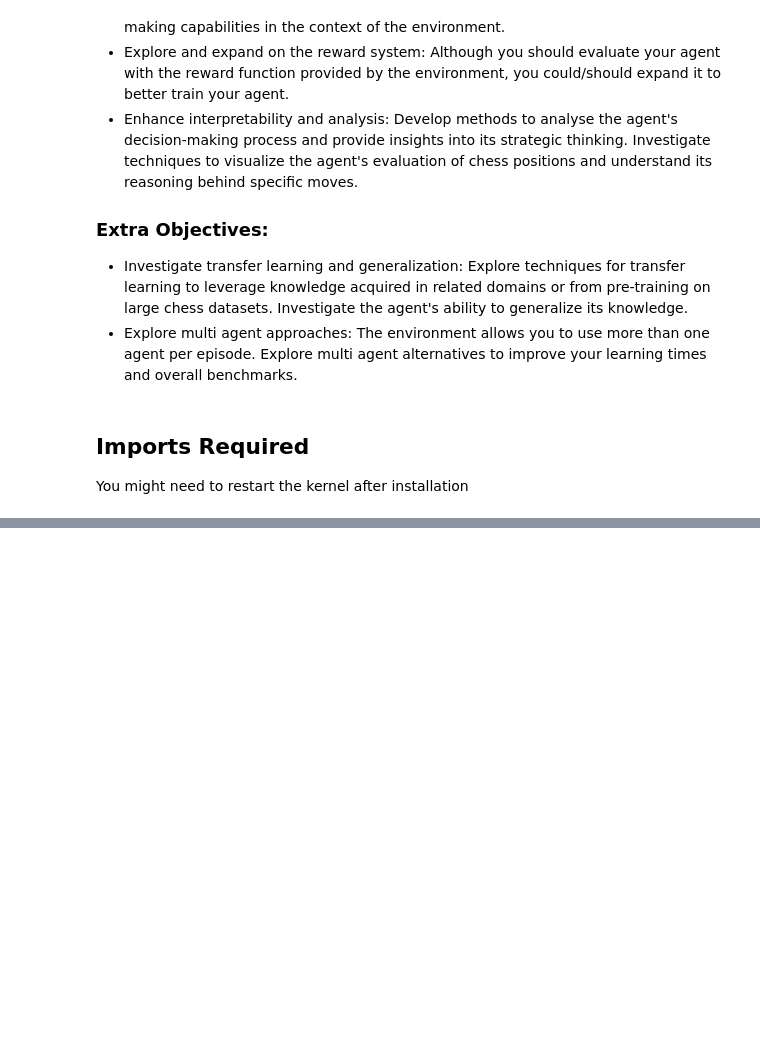
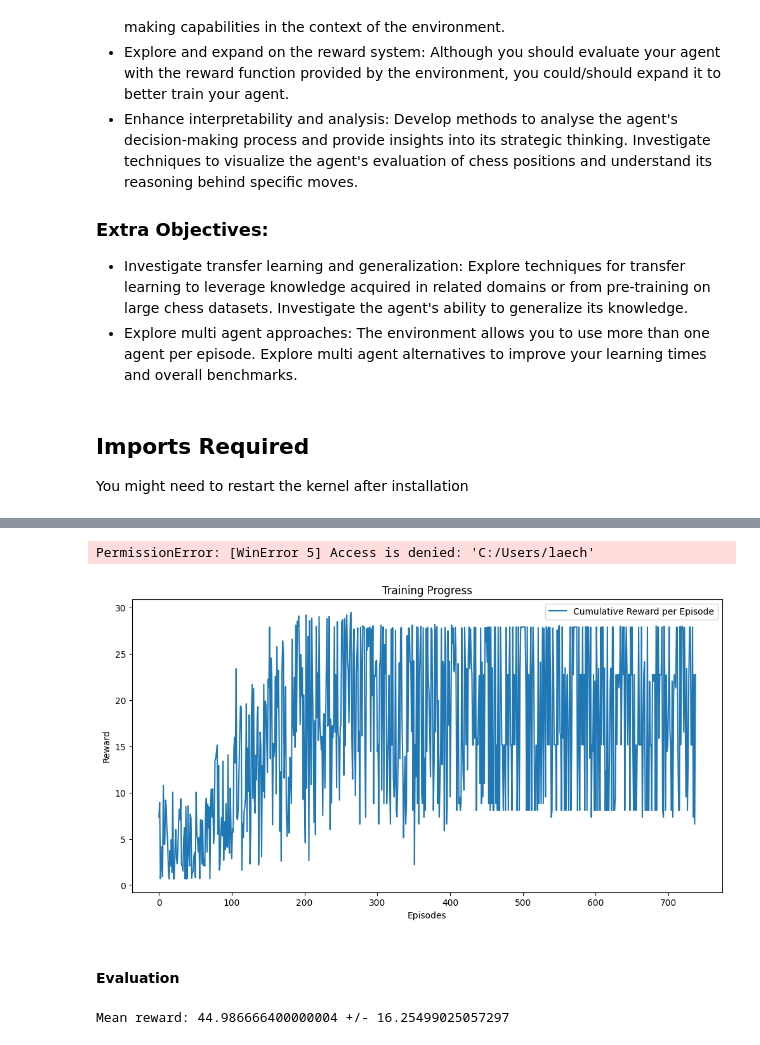
Before and after one commit to ontenkutsenko/RL_Autonomous_Driving, a Jupyter notebook: RL Project.ipynb, the cells around one changed output, grey strips where cells are left out. Saved outputs shown, nothing was run; the diff lists cells and outputs as text; code cells hidden in the pictures; blank space fills up the shorter version.

```diff
--- a/RL Project.ipynb
+++ b/RL Project.ipynb
@@ -197,4 +35,0 @@ env = gym.make('highway-v0',
-# %%
-obs, info = env.reset(seed = 30)
-
-env.close()
@@ -776,0 +383,32 @@ Algorithm Used:
+# %%
+class RewardLoggerCallback(BaseCallback):
+    def __init__(self, verbose=0):
+        super(RewardLoggerCallback, self).__init__(verbose)
+        self.episode_rewards = []
+        self.episode_lengths = []
+        self.actions = []
+        self.positions = []
+        self.velocities = []
+        self.collisions = []
+        self.lane_changes = []
+
+    def _on_step(self) -> bool:
+        return True
+
+    def _on_rollout_end(self) -> None:
+        episode_reward = sum(self.locals['infos'][0]['episode']['r'] for i in range(len(self.locals['infos'])) if 'episode' in self.locals['infos'][i])
+        if episode_reward:
+            self.episode_rewards.append(episode_reward)
+            self.episode_lengths.append(len(self.locals['infos']))
+            for info in self.locals['infos']:
+                if 'action' in info:
+                    self.actions.append(info['action'])
+                if 'observation' in info:
+                    self.positions.append(info['observation'][:2])
+                    self.velocities.append(info['observation'][2:])
+                if 'collision' in info:
+                    self.collisions.append(info['collision'])
+                if 'lane_change' in info:
+                    self.lane_changes.append(info['lane_change'])
+
+callback = RewardLoggerCallback()
@@ -776,0 +437,22 @@ Algorithm Used:
+# %%
+save_path = "C:/Users/laech/Documents/NOVA IMS/RL/Project Handout-20240526/Models"
+os.makedirs(save_path, exist_ok=True)
+model_file = os.path.join(save_path, "a2c_current_new")
+
+# Save the trained model
+#model.save(model_file)
+model = A2C.load(model_file)
+# %% [output]
+PermissionError: [WinError 5] Access is denied: 'C:/Users/laech'
+# %%
+plt.figure(figsize=(12, 6))
+plt.plot(callback.episode_rewards, label='Cumulative Reward per Episode')
+plt.xlabel('Episodes')
+plt.ylabel('Reward')
+plt.title('Training Progress')
+plt.legend()
+plt.show()
+# %% [output]
+[figure, added]
+# %% [markdown]
+#### Evaluation
@@ -776,0 +491,6 @@ Algorithm Used:
+# %%
+# evaluate the agent with the function provided by stable-baselines3
+mean_reward, std_reward = evaluate_policy(model, env, n_eval_episodes=5)
+print(f"Mean reward: {mean_reward} +/- {std_reward}")
+# %% [output]
+Mean reward: 44.986666400000004 +/- 16.25499025057297
```
Also changed, not shown: parts of 72 cells of this notebook, 10 other files.
